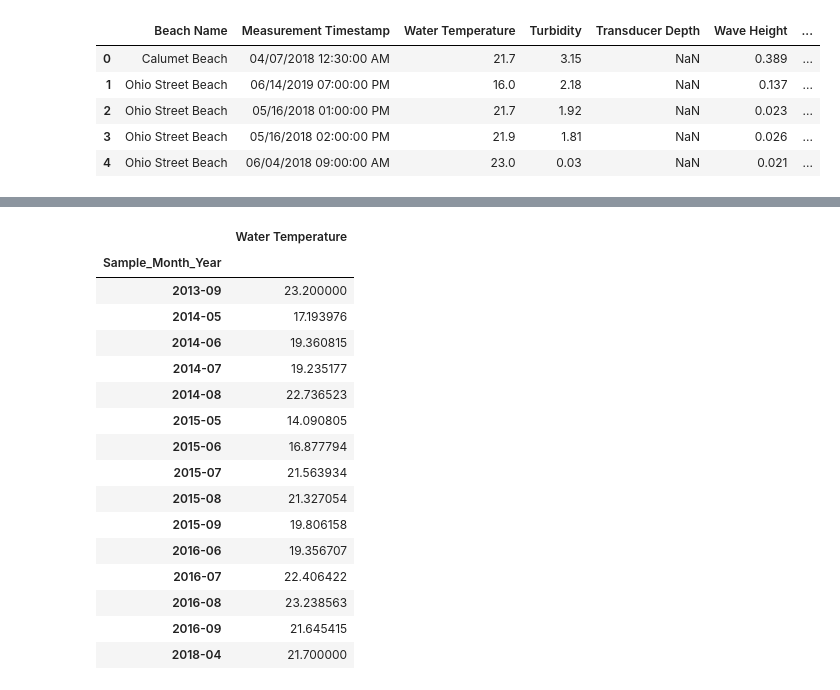
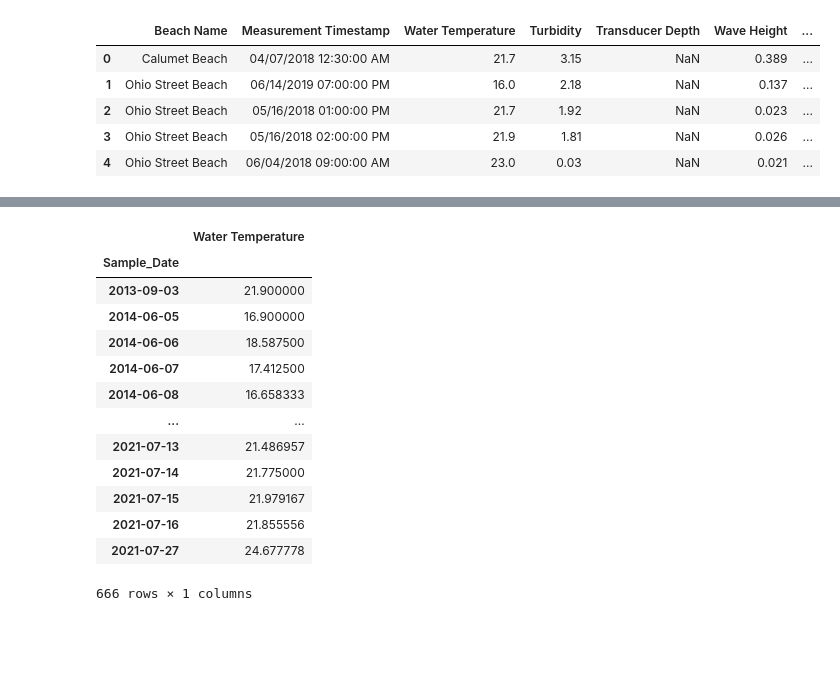
Before and after one commit to danielatuesta55/E_Coli_Chicago_Beaches, a Jupyter notebook: Jupyterlab Notebooks/Data_Cleanup_DNA.ipynb, the cells around one changed output, grey strips where cells are left out. Cells and saved outputs as stored; diff of their text form; code cells hidden in the pictures; blank space fills up the shorter version.

```diff
--- a/Jupyterlab Notebooks/Data_Cleanup_DNA.ipynb
+++ b/Jupyterlab Notebooks/Data_Cleanup_DNA.ipynb
@@ -77,7 +77,7 @@ water_quality.head()
 | 3 | Ohio Street Beach | 05/16/2018 02:00:00 PM | 21.9 | 1.81 | NaN | 0.026 | ... |
 | 4 | Ohio Street Beach | 06/04/2018 09:00:00 AM | 23.0 | 0.03 | NaN | 0.021 | ... |
 # %%
-water_only_calumet = water_quality.loc[water_quality["Beach Name"] == "Calumet Beach", :]
-water_only_calumet.head()
+water_only_ohio = water_quality.loc[water_quality["Beach Name"] == "Ohio Street Beach", :]
+water_only_ohio
 # %% [output]
 |  | Beach Name | Measurement Timestamp | Water Temperature | Turbidity | Transducer Depth | Wave Height | ... |
@@ -105,2 +96,2 @@ water_only_calumet.dropna()
 # %%
-cleaned_quality = water_only_calumet.drop(columns=["Turbidity","Transducer Depth", "Wave Height","Wave Period","Battery Life", "Measurement Timestamp Label"])
+cleaned_quality = water_only_ohio.drop(columns=["Turbidity","Transducer Depth", "Wave Height","Wave Period","Battery Life", "Measurement Timestamp Label"])
@@ -116,4 +98,6 @@ cleaned_quality.head()
+# %%
+cleaned_quality = cleaned_quality[cleaned_quality['Water Temperature'].notna()]
 # %%
-cleaned_quality['Sample_Month_Year'] = pd.to_datetime(cleaned_quality['Measurement Timestamp']).dt.to_period('M')
-cleaned_quality.head()
+cleaned_quality['Sample_Date'] = pd.to_datetime(cleaned_quality['Measurement Timestamp']).dt.to_period('D')
+cleaned_quality
 # %% [output]
@@ -126,20 +117,17 @@ cleaned_quality.head()
 # %%
-cleaned_quality.groupby('Sample_Month_Year').mean()
+cleaned_quality.groupby('Sample_Date').mean()
 # %% [output]
 |  | Water Temperature |
-| Sample_Month_Year |  |
-| 2013-09 | 23.200000 |
-| 2014-05 | 17.193976 |
-| 2014-06 | 19.360815 |
-| 2014-07 | 19.235177 |
-| 2014-08 | 22.736523 |
-| 2015-05 | 14.090805 |
-| 2015-06 | 16.877794 |
-| 2015-07 | 21.563934 |
-| 2015-08 | 21.327054 |
-| 2015-09 | 19.806158 |
-| 2016-06 | 19.356707 |
-| 2016-07 | 22.406422 |
-| 2016-08 | 23.238563 |
-| 2016-09 | 21.645415 |
-| 2018-04 | 21.700000 |
+| Sample_Date |  |
+| 2013-09-03 | 21.900000 |
+| 2014-06-05 | 16.900000 |
+| 2014-06-06 | 18.587500 |
+| 2014-06-07 | 17.412500 |
+| 2014-06-08 | 16.658333 |
+| ... | ... |
+| 2021-07-13 | 21.486957 |
+| 2021-07-14 | 21.775000 |
+| 2021-07-15 | 21.979167 |
+| 2021-07-16 | 21.855556 |
+| 2021-07-27 | 24.677778 |
+666 rows × 1 columns
```
Also changed, not shown: parts of 5 cells of this notebook.
